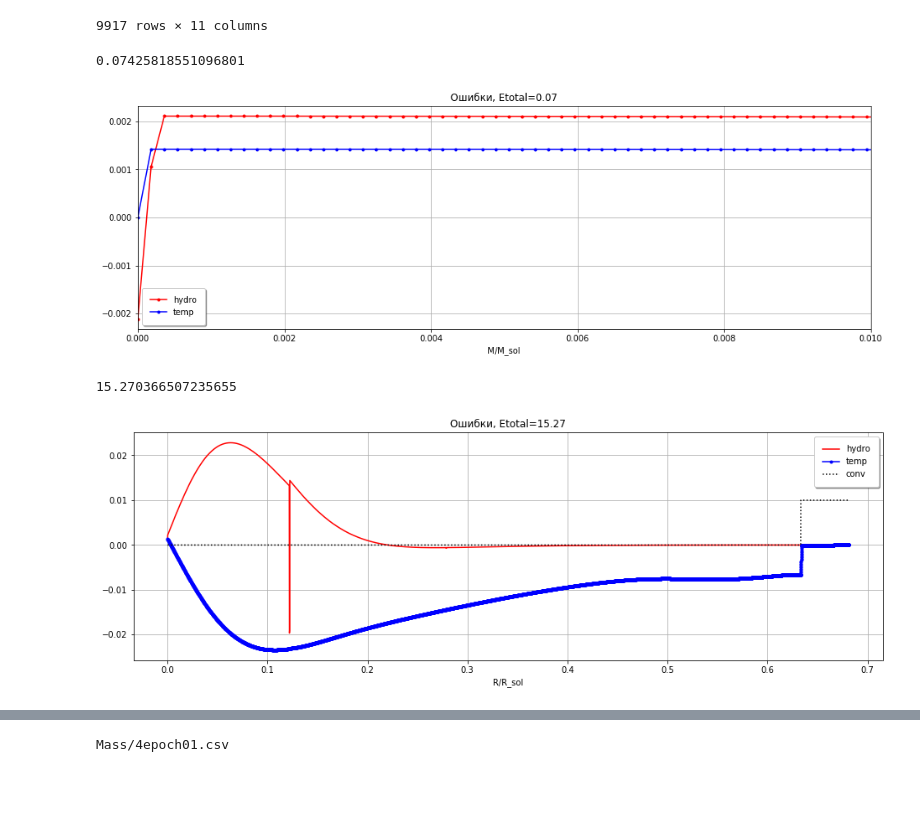
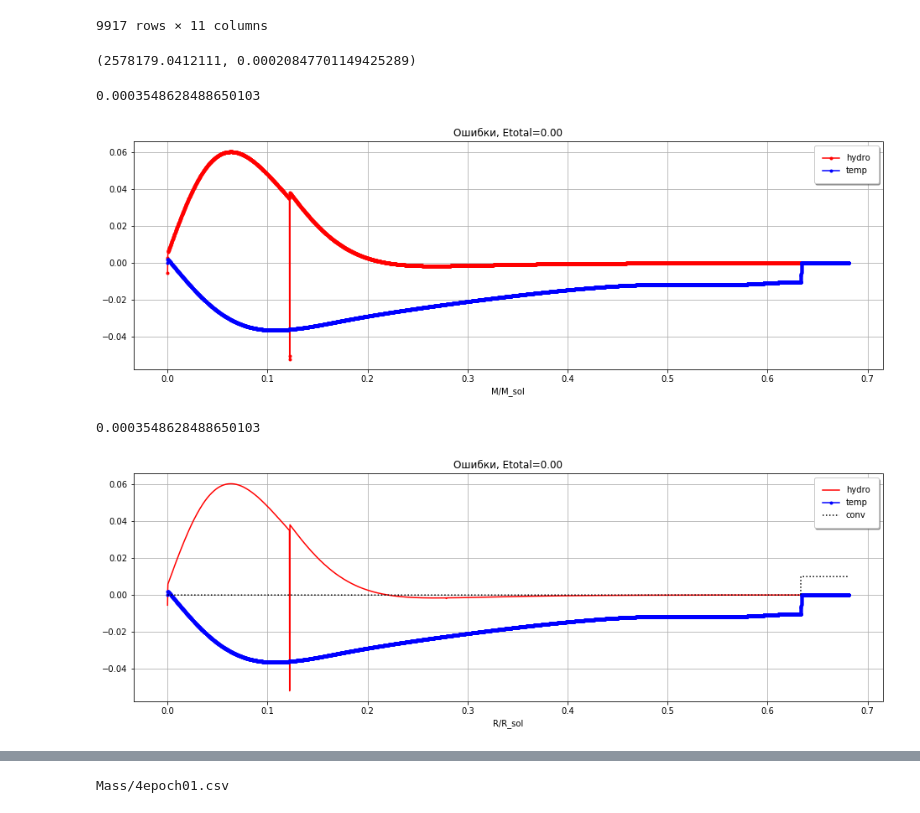
Before and after one commit to boangri/StarModels, a Jupyter notebook: Iterations.ipynb, the cells around one changed output, grey strips where cells are left out. Drawn from its saved outputs; the diff is of its cells as text; code cells hidden in the pictures; blank space fills up the shorter version.

Commit message:
Updated Iterations - Errors()

```diff
--- a/Iterations.ipynb
+++ b/Iterations.ipynb
@@ -62,7 +62,7 @@ v = df.Velocity.values
 ea = np.zeros(dimM) # несоответствие градиента давления
 eb = np.zeros(dimM) # несоответствие градиента температуры
 # %%
-def Error(df):
+def Error(df, ea, eb):
     """
     Вычисляем интегральную ошибку решения.
 
@@ -83,8 +83,8 @@ def Error(df):
     p = df.Pressure.values
     v = df.Velocity.values
     dimM = len(df)
-    sa = 0
-    sb = 0
+#     sa = 0
+#     sb = 0
     #for i = 0:
     X = x[0]
     Y = 1 - Z - X
@@ -93,10 +93,10 @@ def Error(df):
     da = (p[1] - p[0])/r[1]
     b = 0.
     db = (t[1] - t[0])/r[1]
-    ea[0] = (da - a)/6760886
-    eb[0] = (db - b)/0.000324
-    sa += pow(ea[0], 2)
-    sb += pow(eb[0], 2)
+    ea[0] = (da - a)
+    eb[0] = (db - b)
+#     sa += pow(ea[0], 2)
+#     sb += pow(eb[0], 2)
     for i in range(1, dimM - 1):
         X = x[i]
         Y = 1 - Z - X
@@ -111,10 +111,10 @@ def Error(df):
         else:
             b = -bc
         db = (t[i+1] - t[i])/2/(r[i+1] - r[i]) + (t[i] - t[i-1])/2/(r[i] - r[i-1])
-        ea[i] = (da - a)/6760886
-        eb[i] = (db - b)/0.000324
-        sa += pow(ea[i], 2)
-        sb += pow(eb[i], 2)
+        ea[i] = (da - a)
+        eb[i] = (db - b)
+#         sa += pow(ea[i], 2)
+#         sb += pow(eb[i], 2)
     #for i = dimM-1:
     X = x[-1]
     Y = 1 - Z - X
@@ -129,36 +129,45 @@ def Error(df):
     else:
         b = -bc
     db = (t[-1] - t[-2])/(r[-1] - r[-2])
-    ea[-1] = (da - a)/6760886
-    eb[-1] = (db - b)/0.000324
-    sa += pow(ea[-1], 2)
-    sb += pow(eb[-1], 2)
+    ea[-1] = (da - a)
+    eb[-1] = (db - b)
+#     sa += pow(ea[-1], 2)
+#     sb += pow(eb[-1], 2)
+    ea *= s.R/p[0]
+    eb *= s.R/t[0]
+    sa = (ea*ea).mean()
+    sb = (eb*eb).mean()
 #     print(sa, sb)
-    return (sa*3 + sb)/0.09726621893099568
+    return sa + sb
+# %%
+p[0]/s.R, t[0]/s.R
+# %% [output]
+(2578179.0412111, 0.00020847701149425289)
 # %%
 df0 = df.copy() # сохраняем исходное решение для начальной эпохи.
 # %%
-etot = Error(df0)
+etot = Error(df0, ea, eb)
 etot
 # %% [output]
-0.07425818551096801
+0.0003548628488650103
 # %%
 plt.figure(figsize=(16, 5))
 ax = plt.axes()
 m1 = m/s.M
+r1 = r/s.R
 plt.plot(r1, ea, marker='.', color='red', label='hydro')
 plt.plot(r1, eb, marker='.', color='blue', label='temp')
 # plt.plot(m1[1:-1], c[1:-1]*.001, ':k', marker='.', label='conv')
-plt.xlim(0.,0.01)
+# plt.xlim(0.,0.01)
 # plt.xlim(0.95,1.0)
 # # plt.ylim(-0.01, 0.01)
 plt.xlabel('M/M_sol')
 plt.ylabel('')
 plt.title('Ошибки, Etotal=%.2f' % etot)
 ax.grid(b=True, which='both')
 ax.legend(fancybox=True, framealpha=1, shadow=True, borderpad=1);
 # %% [output]
-[figure, old version]
+[figure, new version]
 # %%
 df = df0.copy()
 # %%
@@ -188,19 +197,19 @@ for i in range(dimM):
 # Теперь в df - начальное приближение для новой эпохи.
 # %%
 count = 0
-etot = Error(df)
+etot = Error(df, ea, eb)
 err[count] = etot
 etot
 # %% [output]
-15.270366507235655
+0.0003548628488650103
 # %%
 plt.figure(figsize=(16, 5))
 ax = plt.axes()
 m1 = m/s.M
 r1 = r/s.R
-plt.plot(r1[1:-1], ea[1:-1], color='red', label='hydro')
-plt.plot(r1[1:-1], eb[1:-1], marker='.', color='blue', label='temp')
-plt.plot(r1[1:-1], c[1:-1]*.01, ':k', label='conv')
+plt.plot(r1, ea, color='red', label='hydro')
+plt.plot(r1, eb, marker='.', color='blue', label='temp')
+plt.plot(r1, c*.01, ':k', label='conv')
 # plt.xlim(0.,0.000001)
 # plt.xlim(0.95,1.0)
 # # plt.ylim(-0.01, 0.01)
@@ -210,7 +219,7 @@ plt.title('Ошибки, Etotal=%.2f' % etot)
 ax.grid(b=True, which='both')
 ax.legend(fancybox=True, framealpha=1, shadow=True, borderpad=1);
 # %% [output]
-[figure, old version]
+[figure, new version]
 # %%
 %%time
 """
```
Also changed, not shown: parts of 2 cells of this notebook, 2 other files.
